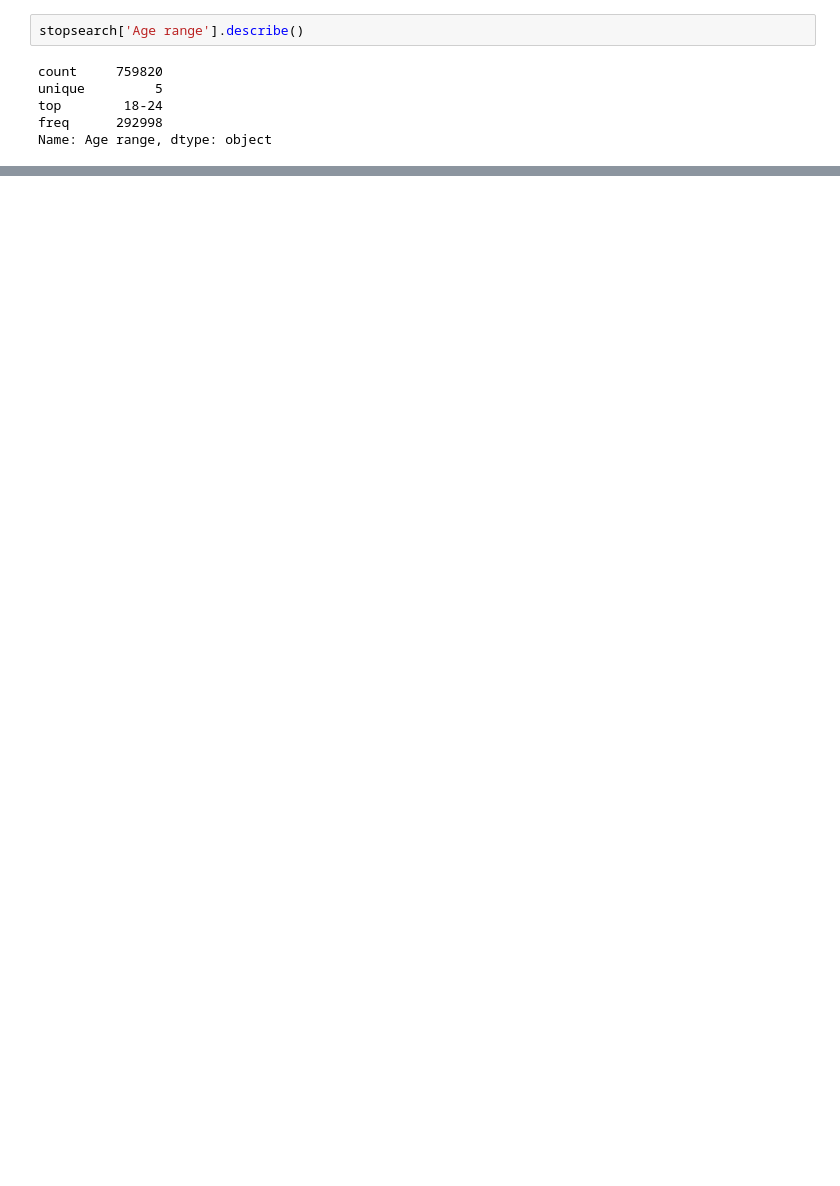
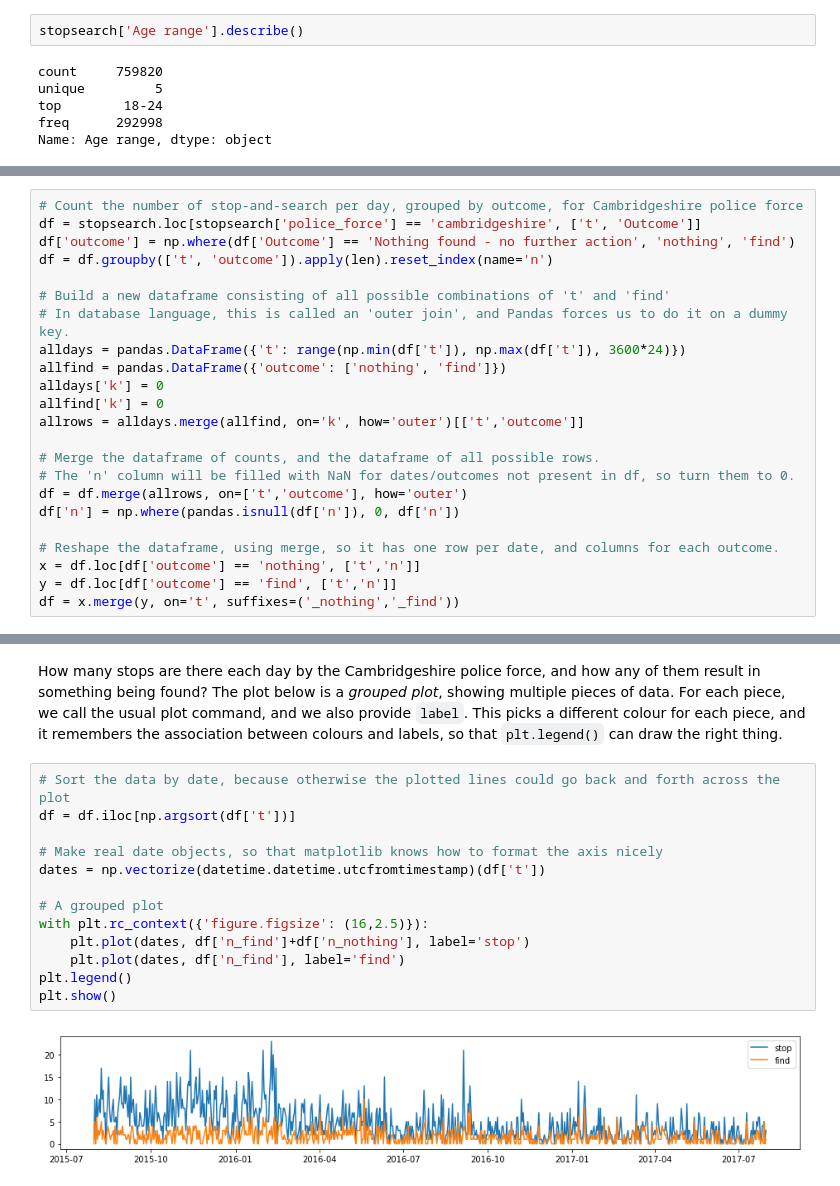
Before and after one commit to damonjw/scicomp, a Jupyter notebook: 3. Working with data.ipynb, the cells around one changed output, grey strips where cells are left out. Saved outputs shown, nothing was run; the diff lists cells and outputs as text; blank space fills up the shorter version.

```diff
--- a/3. Working with data.ipynb
+++ b/3. Working with data.ipynb
@@ -582,0 +510,23 @@ To compute weekly rate of change, what two dataframes should we merge, and what
+# %%
+# Count the number of stop-and-search per day, grouped by outcome, for Cambridgeshire police force
+df = stopsearch.loc[stopsearch['police_force'] == 'cambridgeshire', ['t', 'Outcome']]
+df['outcome'] = np.where(df['Outcome'] == 'Nothing found - no further action', 'nothing', 'find')
+df = df.groupby(['t', 'outcome']).apply(len).reset_index(name='n')
+
+# Build a new dataframe consisting of all possible combinations of 't' and 'find'
+# In database language, this is called an 'outer join', and Pandas forces us to do it on a dummy key.
+alldays = pandas.DataFrame({'t': range(np.min(df['t']), np.max(df['t']), 3600*24)})
+allfind = pandas.DataFrame({'outcome': ['nothing', 'find']})
+alldays['k'] = 0
+allfind['k'] = 0
+allrows = alldays.merge(allfind, on='k', how='outer')[['t','outcome']]
+
+# Merge the dataframe of counts, and the dataframe of all possible rows.
+# The 'n' column will be filled with NaN for dates/outcomes not present in df, so turn them to 0.
+df = df.merge(allrows, on=['t','outcome'], how='outer')
+df['n'] = np.where(pandas.isnull(df['n']), 0, df['n'])
+
+# Reshape the dataframe, using merge, so it has one row per date, and columns for each outcome.
+x = df.loc[df['outcome'] == 'nothing', ['t','n']]
+y = df.loc[df['outcome'] == 'find', ['t','n']]
+df = x.merge(y, on='t', suffixes=('_nothing','_find'))
@@ -582,0 +538,17 @@ To compute weekly rate of change, what two dataframes should we merge, and what
+# %% [markdown]
+How many stops are there each day by the Cambridgeshire police force, and how any of them result in something being found? The plot below is a _grouped plot_, showing multiple pieces of data. For each piece, we call the usual plot command, and we also provide `label`. This picks a different colour for each piece, and it remembers the association between colours and labels, so that `plt.legend()` can draw the right thing.
+# %%
+# Sort the data by date, because otherwise the plotted lines could go back and forth across the plot
+df = df.iloc[np.argsort(df['t'])]
+
+# Make real date objects, so that matplotlib knows how to format the axis nicely
+dates = np.vectorize(datetime.datetime.utcfromtimestamp)(df['t'])
+
+# A grouped plot
+with plt.rc_context({'figure.figsize': (16,2.5)}):
+    plt.plot(dates, df['n_find']+df['n_nothing'], label='stop')
+    plt.plot(dates, df['n_find'], label='find')
+plt.legend()
+plt.show()
+# %% [output]
+[figure, added]
```
Also changed, not shown: parts of 128 cells of this notebook, 2 other files.
